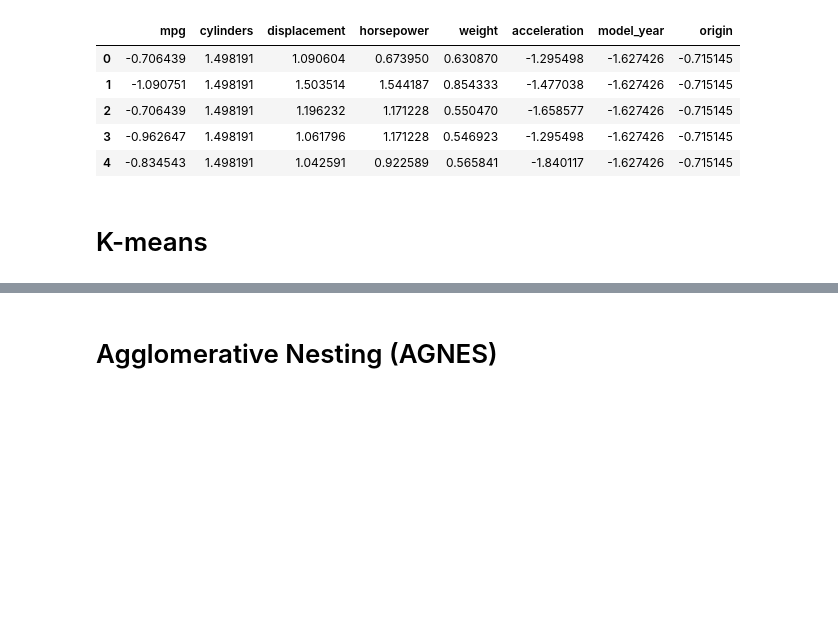
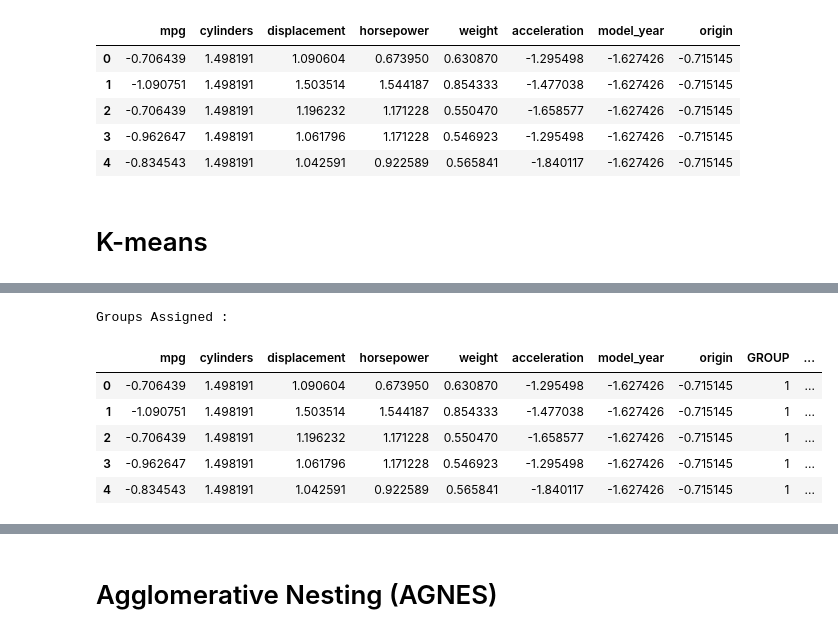
Before and after one commit to Barrok/auto-mpg, a Jupyter notebook: script.ipynb, the cells around one changed output, grey strips where cells are left out. Cells and saved outputs as stored; diff of their text form; code cells hidden in the pictures; blank space fills up the shorter version.

```diff
--- a/script.ipynb
+++ b/script.ipynb
@@ -179,0 +180,19 @@ dlcust1.mean()
+# %%
+# Let us first start with K = 3
+final_model=KMeans(3)
+final_model.fit(dfst)
+prediction=final_model.predict(dfst)
+
+#Append the prediction
+df1["GROUP"] = prediction
+dfst["GROUP"] = prediction
+print("Groups Assigned : \n")
+dfst.head()
+# %% [output]
+Groups Assigned :
+|  | mpg | cylinders | displacement | horsepower | weight | acceleration | model_year | origin | GROUP | ... |
+| 0 | -0.706439 | 1.498191 | 1.090604 | 0.673950 | 0.630870 | -1.295498 | -1.627426 | -0.715145 | 1 | ... |
+| 1 | -1.090751 | 1.498191 | 1.503514 | 1.544187 | 0.854333 | -1.477038 | -1.627426 | -0.715145 | 1 | ... |
+| 2 | -0.706439 | 1.498191 | 1.196232 | 1.171228 | 0.550470 | -1.658577 | -1.627426 | -0.715145 | 1 | ... |
+| 3 | -0.962647 | 1.498191 | 1.061796 | 1.171228 | 0.546923 | -1.295498 | -1.627426 | -0.715145 | 1 | ... |
+| 4 | -0.834543 | 1.498191 | 1.042591 | 0.922589 | 0.565841 | -1.840117 | -1.627426 | -0.715145 | 1 | ... |
```
Also changed, not shown: parts of 12 cells of this notebook.
